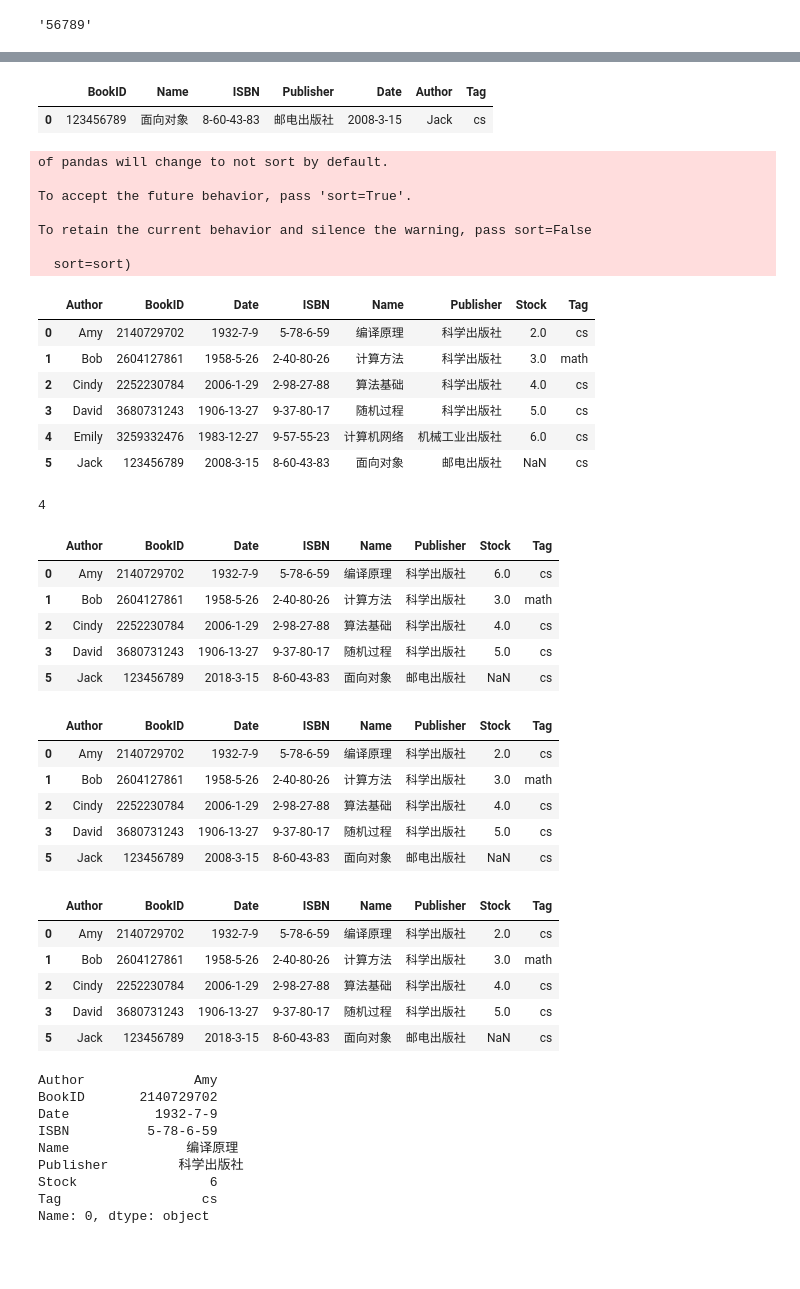
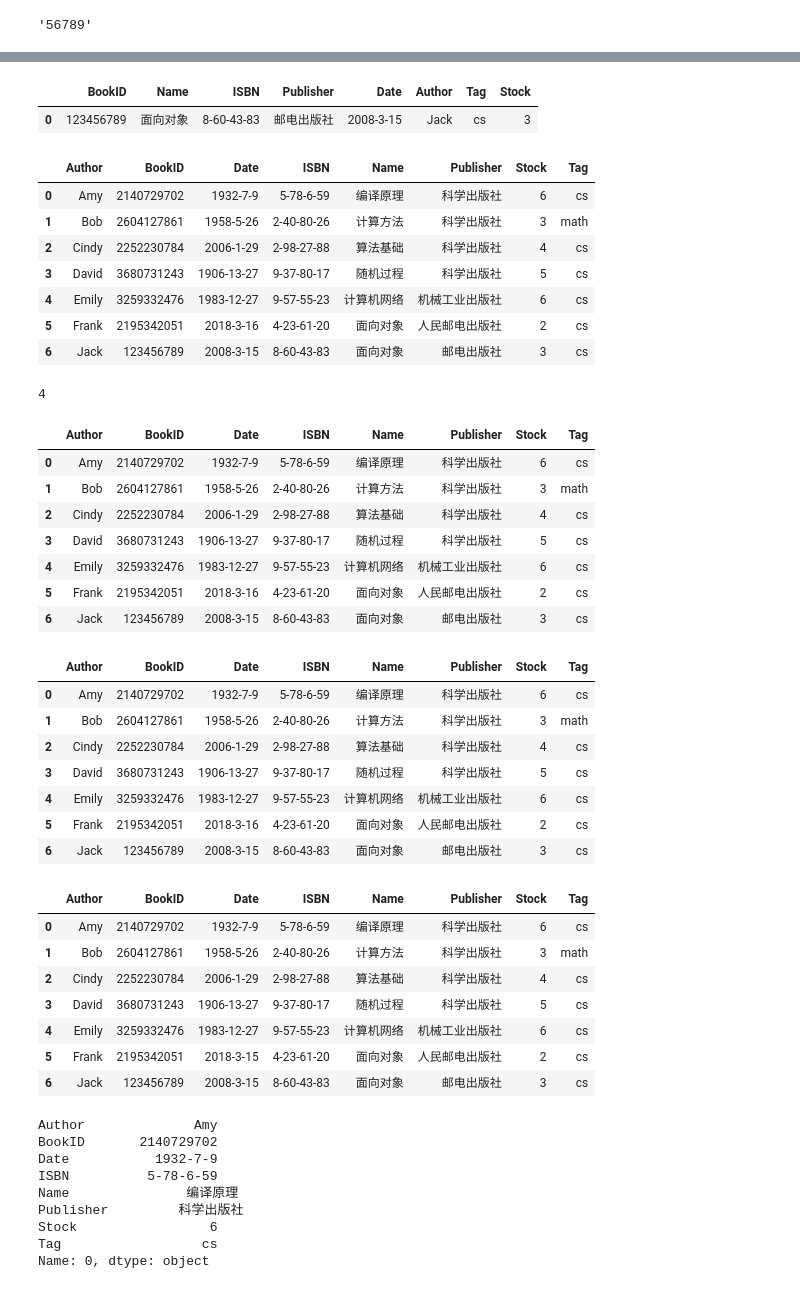
Before and after one commit to chuqingG/oop_final_project, a Jupyter notebook: test.ipynb, the cells around one changed output, grey strips where cells are left out. Drawn from its saved outputs; the diff is of its cells as text; code cells hidden in the pictures; blank space fills up the shorter version.

```diff
--- a/test.ipynb
+++ b/test.ipynb
@@ -37,28 +40,22 @@ bookpd[bookpd.Name == "计算方法"]
 # %%
-newbook = pd.DataFrame({'BookID':'123456789','Name':'面向对象','ISBN':'8-60-43-83','Publisher':'邮电出版社','Date':'2008-3-15','Author':'Jack','Tag':'cs'},index=[0])
+newbook = pd.DataFrame({'BookID':'123456789','Name':'面向对象','ISBN':'8-60-43-83','Publisher':'邮电出版社','Date':'2008-3-15','Author':'Jack','Tag':'cs','Stock':3},index=[0])
 #bookpd = bookpd.append(newbook,ignore_index=False)
 newbook
 # %% [output]
-|  | BookID | Name | ISBN | Publisher | Date | Author | Tag |
-| 0 | 123456789 | 面向对象 | 8-60-43-83 | 邮电出版社 | 2008-3-15 | Jack | cs |
+|  | BookID | Name | ISBN | Publisher | Date | Author | Tag | Stock |
+| 0 | 123456789 | 面向对象 | 8-60-43-83 | 邮电出版社 | 2008-3-15 | Jack | cs | 3 |
 # %%
 bookpd = bookpd.append(newbook,ignore_index=True)
 bookpd
 # %% [output]
-of pandas will change to not sort by default.
-
-To accept the future behavior, pass 'sort=True'.
-
-To retain the current behavior and silence the warning, pass sort=False
-
-  sort=sort)
 |  | Author | BookID | Date | ISBN | Name | Publisher | Stock | Tag |
-| 0 | Amy | 2140729702 | 1932-7-9 | 5-78-6-59 | 编译原理 | 科学出版社 | 2.0 | cs |
-| 1 | Bob | 2604127861 | 1958-5-26 | 2-40-80-26 | 计算方法 | 科学出版社 | 3.0 | math |
-| 2 | Cindy | 2252230784 | 2006-1-29 | 2-98-27-88 | 算法基础 | 科学出版社 | 4.0 | cs |
-| 3 | David | 3680731243 | 1906-13-27 | 9-37-80-17 | 随机过程 | 科学出版社 | 5.0 | cs |
-| 4 | Emily | 3259332476 | 1983-12-27 | 9-57-55-23 | 计算机网络 | 机械工业出版社 | 6.0 | cs |
-| 5 | Jack | 123456789 | 2008-3-15 | 8-60-43-83 | 面向对象 | 邮电出版社 | NaN | cs |
+| 0 | Amy | 2140729702 | 1932-7-9 | 5-78-6-59 | 编译原理 | 科学出版社 | 6 | cs |
+| 1 | Bob | 2604127861 | 1958-5-26 | 2-40-80-26 | 计算方法 | 科学出版社 | 3 | math |
+| 2 | Cindy | 2252230784 | 2006-1-29 | 2-98-27-88 | 算法基础 | 科学出版社 | 4 | cs |
+| 3 | David | 3680731243 | 1906-13-27 | 9-37-80-17 | 随机过程 | 科学出版社 | 5 | cs |
+| 4 | Emily | 3259332476 | 1983-12-27 | 9-57-55-23 | 计算机网络 | 机械工业出版社 | 6 | cs |
+| 5 | Frank | 2195342051 | 2018-3-16 | 4-23-61-20 | 面向对象 | 人民邮电出版社 | 2 | cs |
+| 6 | Jack | 123456789 | 2008-3-15 | 8-60-43-83 | 面向对象 | 邮电出版社 | 3 | cs |
 # %%
 bookpd[bookpd.Name == '计算机网络'].index[0]
 # %% [output]
@@ -66,40 +63,46 @@ bookpd[bookpd.Name == '计算机网络'].index[0]
 # %%
 #bookpd  = bookpd.drop(bookpd[bookpd.Name == '计算机网络'].index[0])
 bbdf = bookpd[bookpd.Tag == 'cs'][bookpd.Stock < 4]
 bbdf
 #bbdf['Stock'] -= 1
 bbdf
 #bookpd[bookpd.ISBN == bbdf['ISBN'][0]]['Stock'] -=1
 #bookpd.loc[bookpd[bookpd.ISBN == bbdf['ISBN'][0]].index[0],'Stock'] -= 1
-bookpd.loc[bookpd[bookpd.ISBN == bbdf['ISBN'][0]].index[0],'Stock'] = 3 + bbdf['Stock'][0]
+#bookpd.loc[bookpd[bookpd.ISBN == bbdf['ISBN'][0]].index[0],'Stock'] = 3 + bbdf['Stock'][0]
 bookpd
 # %% [output]
 |  | Author | BookID | Date | ISBN | Name | Publisher | Stock | Tag |
-| 0 | Amy | 2140729702 | 1932-7-9 | 5-78-6-59 | 编译原理 | 科学出版社 | 6.0 | cs |
-| 1 | Bob | 2604127861 | 1958-5-26 | 2-40-80-26 | 计算方法 | 科学出版社 | 3.0 | math |
-| 2 | Cindy | 2252230784 | 2006-1-29 | 2-98-27-88 | 算法基础 | 科学出版社 | 4.0 | cs |
-| 3 | David | 3680731243 | 1906-13-27 | 9-37-80-17 | 随机过程 | 科学出版社 | 5.0 | cs |
-| 5 | Jack | 123456789 | 2018-3-15 | 8-60-43-83 | 面向对象 | 邮电出版社 | NaN | cs |
+| 0 | Amy | 2140729702 | 1932-7-9 | 5-78-6-59 | 编译原理 | 科学出版社 | 6 | cs |
+| 1 | Bob | 2604127861 | 1958-5-26 | 2-40-80-26 | 计算方法 | 科学出版社 | 3 | math |
+| 2 | Cindy | 2252230784 | 2006-1-29 | 2-98-27-88 | 算法基础 | 科学出版社 | 4 | cs |
+| 3 | David | 3680731243 | 1906-13-27 | 9-37-80-17 | 随机过程 | 科学出版社 | 5 | cs |
+| 4 | Emily | 3259332476 | 1983-12-27 | 9-57-55-23 | 计算机网络 | 机械工业出版社 | 6 | cs |
+| 5 | Frank | 2195342051 | 2018-3-16 | 4-23-61-20 | 面向对象 | 人民邮电出版社 | 2 | cs |
+| 6 | Jack | 123456789 | 2008-3-15 | 8-60-43-83 | 面向对象 | 邮电出版社 | 3 | cs |
 # %%
 bookpd
 # %% [output]
 |  | Author | BookID | Date | ISBN | Name | Publisher | Stock | Tag |
-| 0 | Amy | 2140729702 | 1932-7-9 | 5-78-6-59 | 编译原理 | 科学出版社 | 2.0 | cs |
-| 1 | Bob | 2604127861 | 1958-5-26 | 2-40-80-26 | 计算方法 | 科学出版社 | 3.0 | math |
-| 2 | Cindy | 2252230784 | 2006-1-29 | 2-98-27-88 | 算法基础 | 科学出版社 | 4.0 | cs |
-| 3 | David | 3680731243 | 1906-13-27 | 9-37-80-17 | 随机过程 | 科学出版社 | 5.0 | cs |
-| 5 | Jack | 123456789 | 2008-3-15 | 8-60-43-83 | 面向对象 | 邮电出版社 | NaN | cs |
+| 0 | Amy | 2140729702 | 1932-7-9 | 5-78-6-59 | 编译原理 | 科学出版社 | 6 | cs |
+| 1 | Bob | 2604127861 | 1958-5-26 | 2-40-80-26 | 计算方法 | 科学出版社 | 3 | math |
+| 2 | Cindy | 2252230784 | 2006-1-29 | 2-98-27-88 | 算法基础 | 科学出版社 | 4 | cs |
+| 3 | David | 3680731243 | 1906-13-27 | 9-37-80-17 | 随机过程 | 科学出版社 | 5 | cs |
+| 4 | Emily | 3259332476 | 1983-12-27 | 9-57-55-23 | 计算机网络 | 机械工业出版社 | 6 | cs |
+| 5 | Frank | 2195342051 | 2018-3-16 | 4-23-61-20 | 面向对象 | 人民邮电出版社 | 2 | cs |
+| 6 | Jack | 123456789 | 2008-3-15 | 8-60-43-83 | 面向对象 | 邮电出版社 | 3 | cs |
 # %%
 bookpd.loc[bookpd[bookpd.Name == '面向对象'].index[0],'Date'] = '2018-3-15'
 # %%
 bookpd
 # %% [output]
 |  | Author | BookID | Date | ISBN | Name | Publisher | Stock | Tag |
-| 0 | Amy | 2140729702 | 1932-7-9 | 5-78-6-59 | 编译原理 | 科学出版社 | 2.0 | cs |
-| 1 | Bob | 2604127861 | 1958-5-26 | 2-40-80-26 | 计算方法 | 科学出版社 | 3.0 | math |
-| 2 | Cindy | 2252230784 | 2006-1-29 | 2-98-27-88 | 算法基础 | 科学出版社 | 4.0 | cs |
-| 3 | David | 3680731243 | 1906-13-27 | 9-37-80-17 | 随机过程 | 科学出版社 | 5.0 | cs |
-| 5 | Jack | 123456789 | 2018-3-15 | 8-60-43-83 | 面向对象 | 邮电出版社 | NaN | cs |
+| 0 | Amy | 2140729702 | 1932-7-9 | 5-78-6-59 | 编译原理 | 科学出版社 | 6 | cs |
+| 1 | Bob | 2604127861 | 1958-5-26 | 2-40-80-26 | 计算方法 | 科学出版社 | 3 | math |
+| 2 | Cindy | 2252230784 | 2006-1-29 | 2-98-27-88 | 算法基础 | 科学出版社 | 4 | cs |
+| 3 | David | 3680731243 | 1906-13-27 | 9-37-80-17 | 随机过程 | 科学出版社 | 5 | cs |
+| 4 | Emily | 3259332476 | 1983-12-27 | 9-57-55-23 | 计算机网络 | 机械工业出版社 | 6 | cs |
+| 5 | Frank | 2195342051 | 2018-3-15 | 4-23-61-20 | 面向对象 | 人民邮电出版社 | 2 | cs |
+| 6 | Jack | 123456789 | 2008-3-15 | 8-60-43-83 | 面向对象 | 邮电出版社 | 3 | cs |
 # %%
 bookpd['BookID']
 for index, row in bookpd.iterrows():
```
Also changed, not shown: parts of 16 cells of this notebook, 17 other files.
